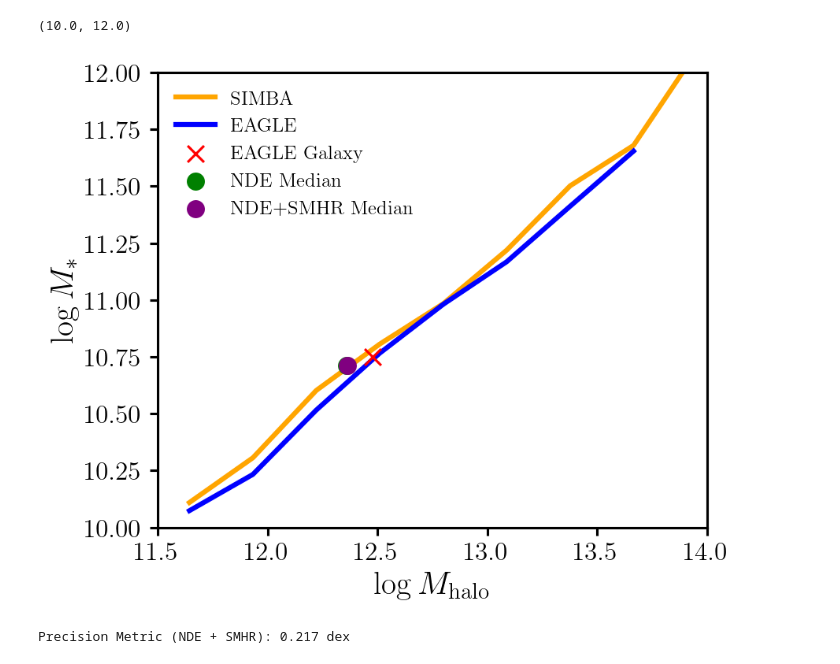
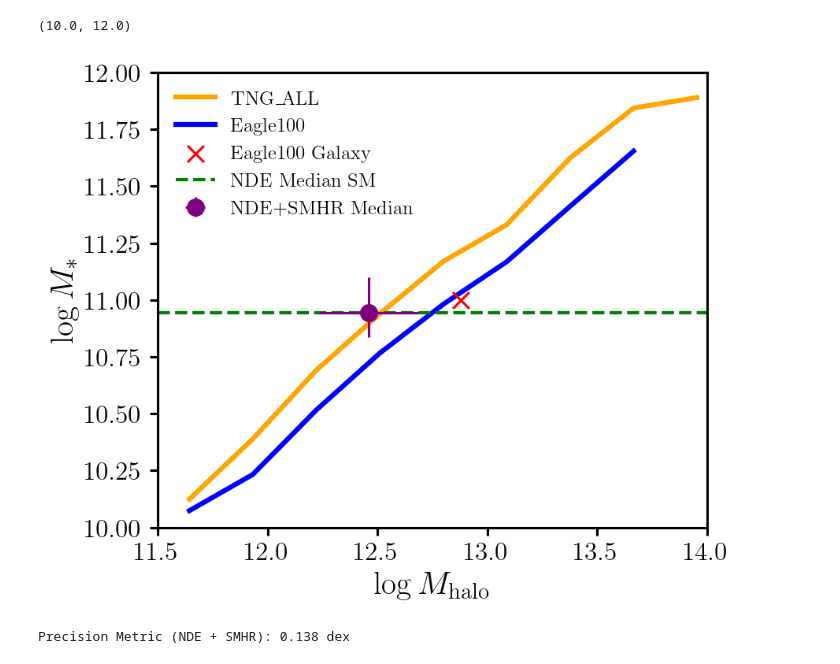
Before and after one commit to galactic-ai/haloflow, a Jupyter notebook: bin/npe/smhr.ipynb, the cells around one changed output. Cells and saved outputs as stored; diff of their text form; code cells hidden in the pictures.

```diff
--- a/bin/npe/smhr.ipynb
+++ b/bin/npe/smhr.ipynb
@@ -78,7 +105,7 @@ ax.set_ylim(10, 12)
 # %%
 # load SIMBA NPE (only mags)
 qphis = read_best_ndes(
-            'h2.v1.Simba100.mags',
+            f'h2.v1.{train_sim}.mags',
             n_ensemble=5, device='cpu',
             dat_dir='../../data/hf2/npe', verbose=True)
 
@@ -90,10 +117,10 @@ X_test_torch = torch.tensor(X_EAGLE, dtype=torch.float32, device='cpu')
 # Pre-allocate memory
 num_test_samples = len(Y_test_torch)
 ranks = np.empty((num_test_samples, Y_test_torch.shape[1]), dtype=np.float32)
-y_nde_Eagle_mags = np.empty((num_test_samples, n_samples, Y_test_torch.shape[1]), dtype=np.float32)
+y_nde_Eagle_mags_unweighted = np.empty((num_test_samples, n_samples, Y_test_torch.shape[1]), dtype=np.float32)
 
 # Sample in batches to optimize performance
-with tqdm(total=num_test_samples, desc="Validating NPE") as pbar:
+with tqdm(total=num_test_samples, desc=f"Validating NPE for {test_sim}") as pbar:
     for i in range(num_test_samples):
         y_samp = torch.cat([
             qphi.sample((n_samples // len(qphis),), x=X_test_torch[i], show_progress_bars=False)
@@ -104,11 +131,13 @@ with tqdm(total=num_test_samples, desc="Validating NPE") as pbar:
         ranks[i] = (y_samp < Y_test_torch[i]).float().mean(dim=0).cpu().numpy()
 
         # Store samples efficiently
-        y_nde_Eagle_mags[i] = y_samp.cpu().numpy()
+        y_nde_Eagle_mags_unweighted[i] = y_samp.cpu().numpy()
         pbar.update(1)
 
+
+
 # weight the nde samples
-y_nde_Eagle_mags = weight_nde(y_nde_Eagle_mags, 'Eagle100')
+y_nde_Eagle_mags = weight_nde(y_nde_Eagle_mags_unweighted, train_sim)
 
 # get the posterior median and 1-sigma intervals
 y_nde_Eagle_q0, y_nde_Eagle_q1, y_nde_Eagle_q2 = np.quantile(y_nde_Eagle_mags, [0.16, 0.5, 0.84], axis=1)
@@ -152,17 +181,9 @@ ax.set_ylim(10, 12)
 # %%
 sm_nde_EAGLE = y_nde_Eagle_mags[:, :, 0]
-print(sm_nde_EAGLE.shape)
 
-# see which bin each sample falls into
-sm_bin_indices = np.digitize(sm_nde_EAGLE, sm_bins) - 1
-sm_bin_indices = np.clip(sm_bin_indices, 0, len(sm_bin_centers) - 1)
-print(sm_nde_EAGLE[0, 0], sm_bin_indices[0, 0])
-
-# get hm from SIMBA SMHR
-hm_SIMBA_SMHR_EAGLE = np.interp(sm_nde_EAGLE, median_sm_SIMBA, hm_bin_centers)
-print(hm_SIMBA_SMHR_EAGLE.shape)
-
-hm_SIMBA_SMHR_EAGLE = hm_SIMBA_SMHR_EAGLE + rng.normal(0.0, std_hm_SIMBA[sm_bin_indices], size=sm_nde_EAGLE.shape)
+mu_h = np.interp(sm_nde_EAGLE, s_grid, mu_grid)
+std_h = np.interp(sm_nde_EAGLE, s_grid, sig_grid)
+hm_SIMBA_SMHR_EAGLE = mu_h + rng.normal(0.0, std_h, size=sm_nde_EAGLE.shape)
 
 # get the posterior median and 1-sigma intervals
 y_nde_Eagle_SMHR_q0, y_nde_Eagle_SMHR_q1, y_nde_Eagle_SMHR_q2 = np.quantile(hm_SIMBA_SMHR_EAGLE, [0.16, 0.5, 0.84], axis=1)
@@ -182,27 +199,34 @@ fig.legend([None, 'True Value', 'NDE Median', 'NDE+SMHR Median'], loc='upper rig
 # %%
 fig, ax = plt.subplots(figsize=(6, 5), dpi=150)
 
-ax.plot(hm_bin_centers, median_sm_SIMBA, label='SIMBA', lw=3, color='orange')
-ax.plot(hm_bin_centers, median_sm_EAGLE, label='EAGLE', lw=3, color='blue')
+ax.plot(hm_bin_centers, median_sm_SIMBA, label=train_sim, lw=3, color='orange')
+ax.plot(hm_bin_centers, median_sm_EAGLE, label=test_sim, lw=3, color='blue')
 
 # plot a scatter x at the sample galaxy
-ax.scatter(sample_hm, sample_sm, color='red', s=100, marker='x', label='EAGLE Galaxy', zorder=5)
-
+ax.scatter(sample_hm, sample_sm, color='red', s=100, marker='x', label=f'{test_sim} Galaxy', zorder=5)
 # add NDE median prediction for the sample galaxy
-ax.scatter(y_nde_Eagle_q1[sample_galaxy, 1], y_nde_Eagle_q1[sample_galaxy, 0], color='green', s=100, marker='o', label='NDE Median', zorder=5)
+# ax.scatter(y_nde_Eagle_q1[sample_galaxy, 1], y_nde_Eagle_q1[sample_galaxy, 0], color='green', s=100, marker='o', label='NDE Median', zorder=5)
+ax.axhline(y_nde_Eagle_q1[sample_galaxy, 0], color='green', ls='--', lw=2, label='NDE Median SM')
 
 # add NDE+SMHR median prediction for the sample galaxy
-ax.scatter(y_nde_Eagle_SMHR_q1[sample_galaxy], y_nde_Eagle_q1[sample_galaxy, 0], color='purple', s=100, marker='o', label='NDE+SMHR Median', zorder=5)
+# ax.scatter(y_nde_Eagle_SMHR_q1[sample_galaxy], y_nde_Eagle_q1[sample_galaxy, 0], color='purple', s=100, marker='o', label='NDE+SMHR Median', zorder=5)
+
+ax.errorbar(y_nde_Eagle_SMHR_q1[sample_galaxy], y_nde_Eagle_q1[sample_galaxy, 0],
+            xerr=[[y_nde_Eagle_SMHR_q2[sample_galaxy] - y_nde_Eagle_SMHR_q1[sample_galaxy]],
+                   [y_nde_Eagle_SMHR_q1[sample_galaxy] - y_nde_Eagle_SMHR_q0[sample_galaxy]]],
+            yerr=[[y_nde_Eagle_q1[sample_galaxy, 0] - y_nde_Eagle_q0[sample_galaxy, 0]],
+                   [y_nde_Eagle_q2[sample_galaxy, 0] - y_nde_Eagle_q1[sample_galaxy, 0]]],
+            fmt='o', color='purple', markersize=10, label='NDE+SMHR Median', zorder=5)
 
 ax.set_xlabel(r'$\log M_\mathrm{halo}$')
 ax.set_ylabel(r'$\log M_*$')
 ax.legend(fontsize=12)
 
 ax.set_xlim(11.5, 14)
 ax.set_ylim(10, 12)
 # %% [output]
 (10.0, 12.0)
-[figure, old version]
+[figure, new version]
 # %%
 # np.median(bias_estimate(y_EAGLE[:, 1], y_nde_Eagle_SMHR_q1, 0.5 * (y_nde_Eagle_SMHR_q2 - y_nde_Eagle_SMHR_q0)))
 
@@ -210,7 +234,7 @@ ax.set_ylim(10, 12)
 precision = 0.5 * (y_nde_Eagle_SMHR_q2 - y_nde_Eagle_SMHR_q0)
 delta = np.abs(y_nde_Eagle_SMHR_q1 - hm_EAGLE)
 bias = bias_estimate(hm_EAGLE, y_nde_Eagle_SMHR_q1, precision)
-print(f'Precision Metric (NDE + SMHR): {np.median(precision):.3f} dex')
+print(f'Precision Metric (NDE + SMHR): {np.nanmedian(precision):.3f} dex')
 
 stand_precision = []
 delta_std = []
@@ -219,20 +243,15 @@ bias_std = []
 for lo, hi in zip(sm_bins[:-1], sm_bins[1:]):
     in_bin = (y_nde_Eagle_q1[:, 0] >= lo) & (y_nde_Eagle_q1[:, 0] < hi)
     if in_bin.sum() > 25:
-        stand_precision.append(np.median(precision[in_bin]))
+        stand_precision.append(np.nanmedian(precision[in_bin]))
+        delta_std.append(np.nanmedian(delta[in_bin]))
+        bias_std.append(np.nanmedian(bias[in_bin]))
     else:
         stand_precision.append(np.nan)
-
-for lo, hi in zip(sm_bins[:-1], sm_bins[1:]):
-    in_bin = (sm_EAGLE >= lo) & (sm_EAGLE < hi)
-    if in_bin.sum() > 25:
-        delta_std.append(np.median(delta[in_bin]))
-        bias_std.append(np.median(bias[in_bin]))
-    else:
         delta_std.append(np.nan)
         bias_std.append(np.nan)
 # %% [output]
-Precision Metric (NDE + SMHR): 0.217 dex
+Precision Metric (NDE + SMHR): 0.138 dex
 # %%
 from haloflow.npe.valid import validate_npe
 
```
Also changed, not shown: parts of 25 cells of this notebook, 2 other files.
